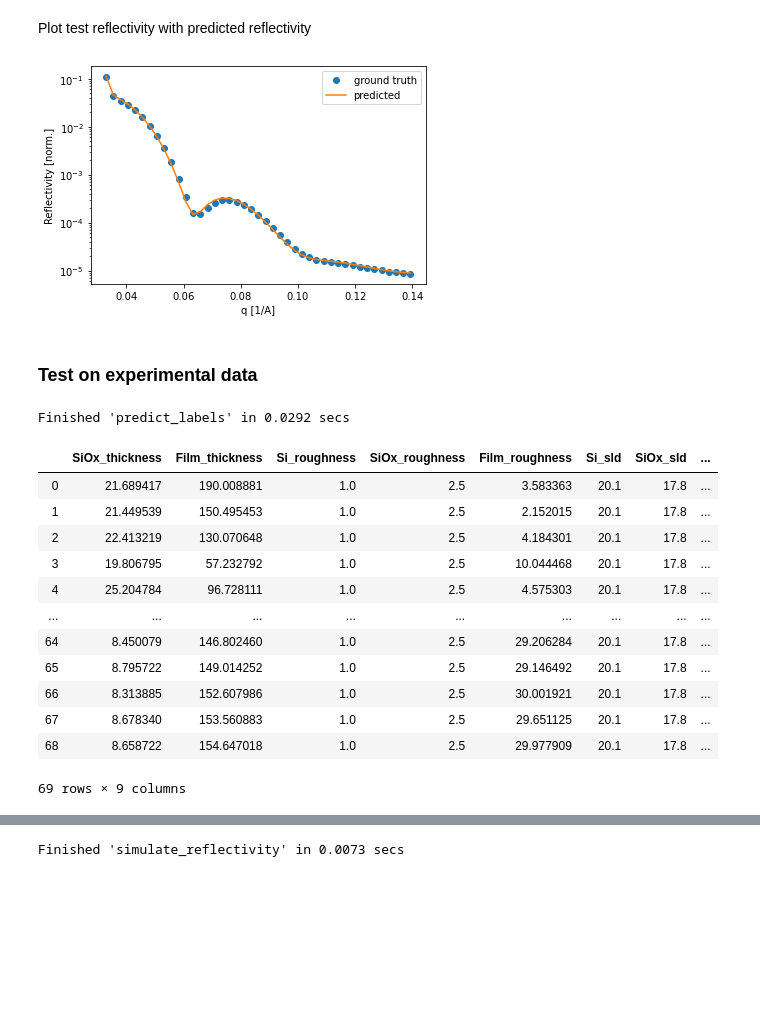
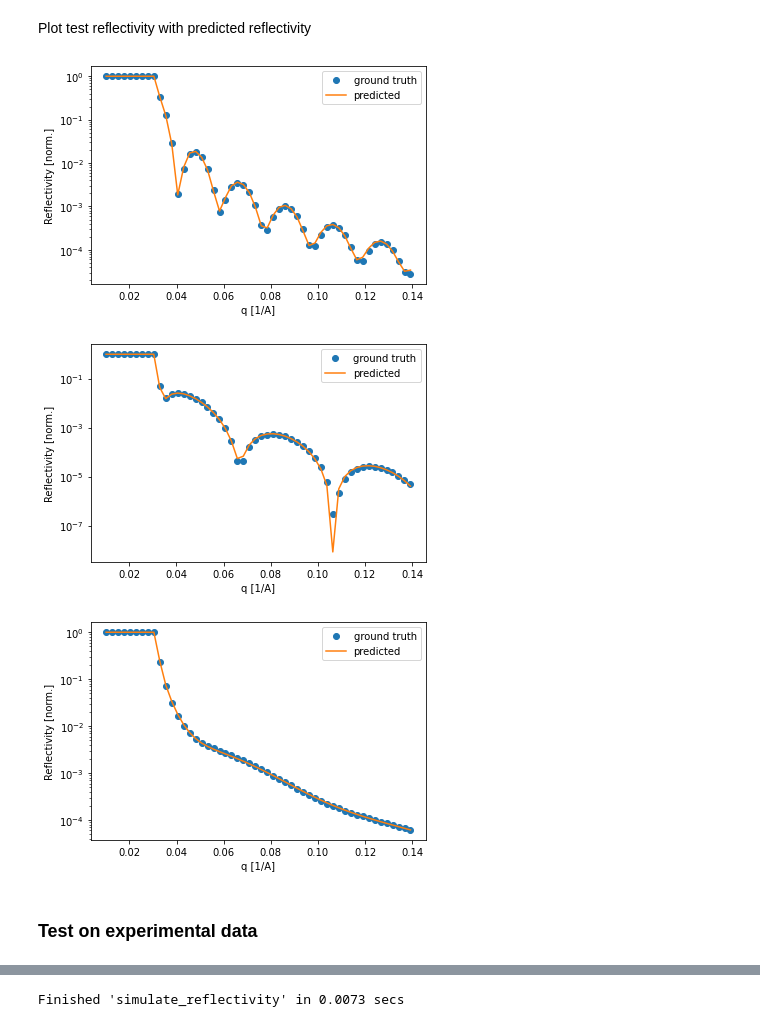
Before and after one commit to schreiber-lab/mlreflect, a Jupyter notebook: data/notebooks/usage_example.ipynb, the cells around one changed output, grey strips where cells are left out. Drawn from its saved outputs; the diff is of its cells as text; code cells hidden in the pictures; blank space fills up the shorter version.

```diff
--- a/data/notebooks/usage_example.ipynb
+++ b/data/notebooks/usage_example.ipynb
@@ -198,0 +117,2 @@ Epoch 00060: val_loss improved from 0.00182 to 0.00180, saving model to output/s
+# %%
+trained_model, hist = trainer.train(n_epochs=150, batch_size=512, verbose=0)
@@ -261,0 +155,6 @@ restored_pred_test_labels # Inspect predicted test labels without preprocessing
+# %%
+def predict(test_data, model, ip, op):
+    return op.restore_labels(model.predict(ip.standardize(test_data)))
+# %%
+test_labels = generator.generate_random_labels(2**12)
+test_reflectivity = generator.simulate_reflectivity(test_labels)
@@ -261,0 +164,3 @@ restored_pred_test_labels # Inspect predicted test labels without preprocessing
+# %%
+predicted_test_labels = predict(test_reflectivity, trainer.keras_model, trainer.input_preprocessor, trainer.output_preprocessor)
+predicted_test_reflectivity = generator.simulate_reflectivity(predicted_test_labels)
@@ -295,13 +212,16 @@ Finished 'simulate_reflectivity' in 0.0339 secs
 # %% [markdown]
 Plot test reflectivity with predicted reflectivity
 # %%
-plt.semilogy(q, test_reflectivity[113, :], 'o', label='ground truth')
-plt.semilogy(q, pred_test_reflectivity[113, :], label='predicted')
-plt.legend()
-plt.xlabel('q [1/A]')
-plt.ylabel('Reflectivity [norm.]')
-plt.show()
+for i in range(3):
+    plt.semilogy(q, test_reflectivity[i, :], 'o', label='ground truth')
+    plt.semilogy(q, predicted_test_reflectivity[i, :], label='predicted')
+    plt.legend()
+    plt.xlabel('q [1/A]')
+    plt.ylabel('Reflectivity [norm.]')
+    plt.show()
 # %% [output]
-[figure, old version]
+[figure, new version]
+[figure, added]
+[figure, added]
 # %% [markdown]
 ### Test on experimental data
@@ -310,4 +227,0 @@ experimental_reflectivity_pp = ip.standardize(experimental_reflectivity)
-# %%
-pred_experimental_test_labels = pr.predict_labels(experimental_reflectivity_pp) # Predict labels for experimental test data
-# %% [output]
-Finished 'predict_labels' in 0.0292 secs
@@ -316,16 +227,0 @@ restored_pred_experimental_test_labels = op.restore_labels(pred_experimental_tes
-# %%
-restored_pred_experimental_test_labels
-# %% [output]
-|  | SiOx_thickness | Film_thickness | Si_roughness | SiOx_roughness | Film_roughness | Si_sld | SiOx_sld | ... |
-| 0 | 21.689417 | 190.008881 | 1.0 | 2.5 | 3.583363 | 20.1 | 17.8 | ... |
-| 1 | 21.449539 | 150.495453 | 1.0 | 2.5 | 2.152015 | 20.1 | 17.8 | ... |
-| 2 | 22.413219 | 130.070648 | 1.0 | 2.5 | 4.184301 | 20.1 | 17.8 | ... |
-| 3 | 19.806795 | 57.232792 | 1.0 | 2.5 | 10.044468 | 20.1 | 17.8 | ... |
-| 4 | 25.204784 | 96.728111 | 1.0 | 2.5 | 4.575303 | 20.1 | 17.8 | ... |
-| ... | ... | ... | ... | ... | ... | ... | ... | ... |
-| 64 | 8.450079 | 146.802460 | 1.0 | 2.5 | 29.206284 | 20.1 | 17.8 | ... |
-| 65 | 8.795722 | 149.014252 | 1.0 | 2.5 | 29.146492 | 20.1 | 17.8 | ... |
-| 66 | 8.313885 | 152.607986 | 1.0 | 2.5 | 30.001921 | 20.1 | 17.8 | ... |
-| 67 | 8.678340 | 153.560883 | 1.0 | 2.5 | 29.651125 | 20.1 | 17.8 | ... |
-| 68 | 8.658722 | 154.647018 | 1.0 | 2.5 | 29.977909 | 20.1 | 17.8 | ... |
-69 rows × 9 columns
```
Also changed, not shown: parts of 63 cells of this notebook.
